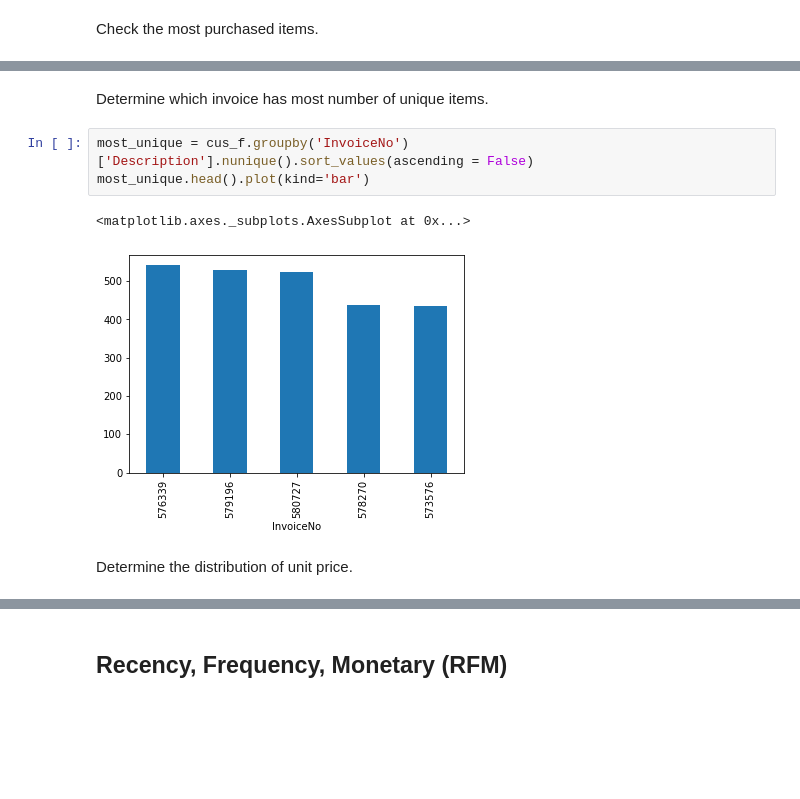
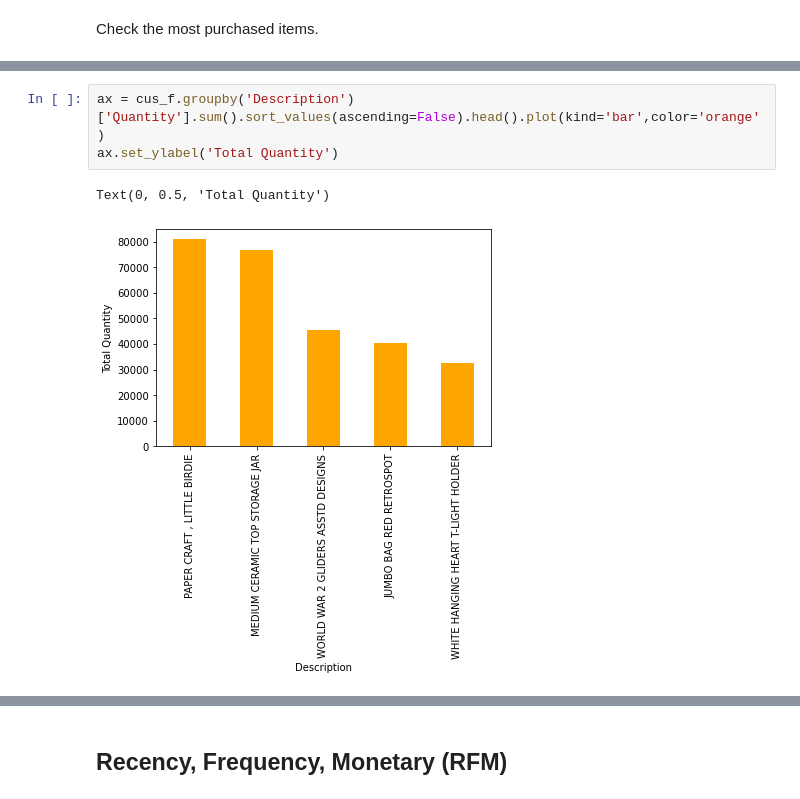
Before and after one commit to nchin212/Customer_Segmentation, a Jupyter notebook: cust_seg.ipynb, the cells around one changed output, grey strips where cells are left out. Drawn from its saved outputs; the diff is of its cells as text; blank space fills up the shorter version.

```diff
--- a/cust_seg.ipynb
+++ b/cust_seg.ipynb
@@ -119,10 +125,6 @@ cus_f['Description'].value_counts().head().plot(kind='bar')
-# %% [markdown]
-Determine which invoice has most number of unique items.
 # %%
-most_unique = cus_f.groupby('InvoiceNo')['Description'].nunique().sort_values(ascending = False)
-most_unique.head().plot(kind='bar')
+ax = cus_f.groupby('Description')['Quantity'].sum().sort_values(ascending=False).head().plot(kind='bar',color='orange')
+ax.set_ylabel('Total Quantity')
 # %% [output]
-<matplotlib.axes._subplots.AxesSubplot at 0x...>
+Text(0, 0.5, 'Total Quantity')
-[figure, old version]
+[figure, new version]
-# %% [markdown]
-Determine the distribution of unit price.
```
Also changed, not shown: parts of 22 cells of this notebook, 5 other files.
